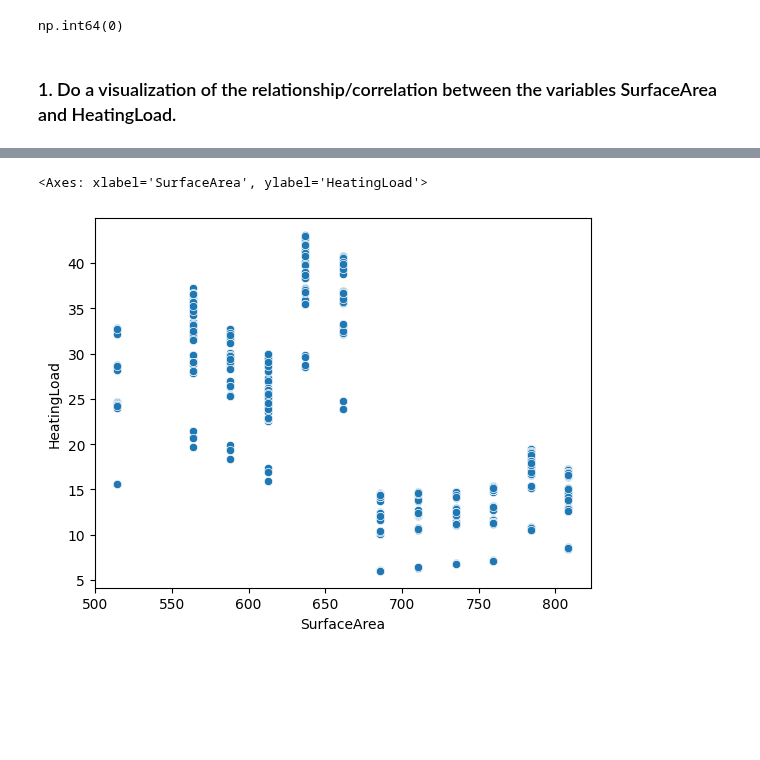
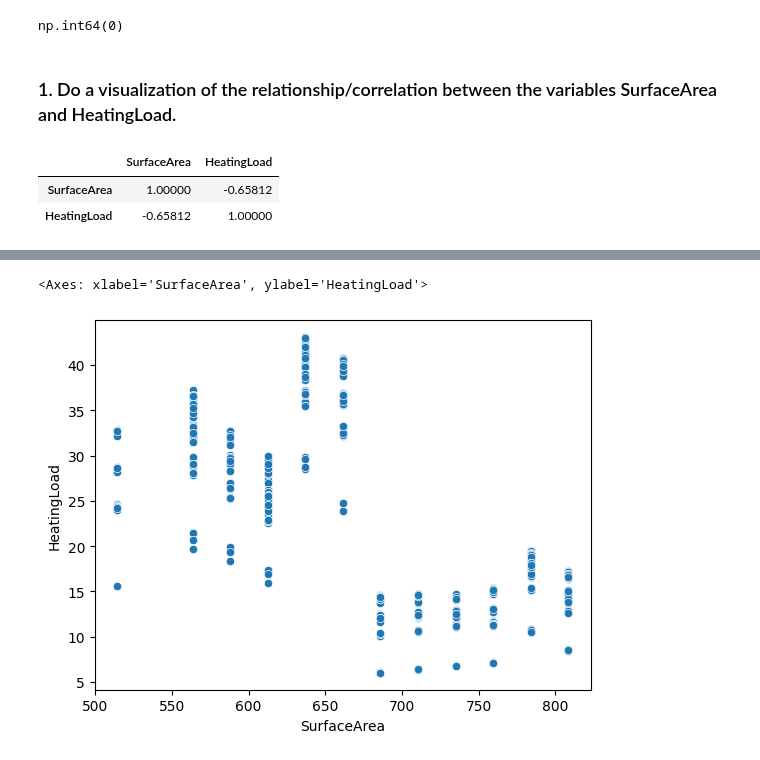
Before and after one commit to jeff0167/Data_And_Things, a Jupyter notebook: Hand_in/Exercises in linear regression.ipynb, the cells around one changed output, grey strips where cells are left out. Cells and saved outputs as stored; diff of their text form; code cells hidden in the pictures; blank space fills up the shorter version.

```diff
--- a/Hand_in/Exercises in linear regression.ipynb
+++ b/Hand_in/Exercises in linear regression.ipynb
@@ -100,3 +100,9 @@ df.duplicated().sum()
 np.int64(0)
 # %% [markdown]
 ### 1. Do a visualization of the relationship/correlation between the variables SurfaceArea and HeatingLoad.
+# %%
+df[["SurfaceArea", "HeatingLoad"]].corr()
+# %% [output]
+|  | SurfaceArea | HeatingLoad |
+| SurfaceArea | 1.00000 | -0.65812 |
+| HeatingLoad | -0.65812 | 1.00000 |
```
Also changed, not shown: parts of 15 cells of this notebook, 6 other files.
